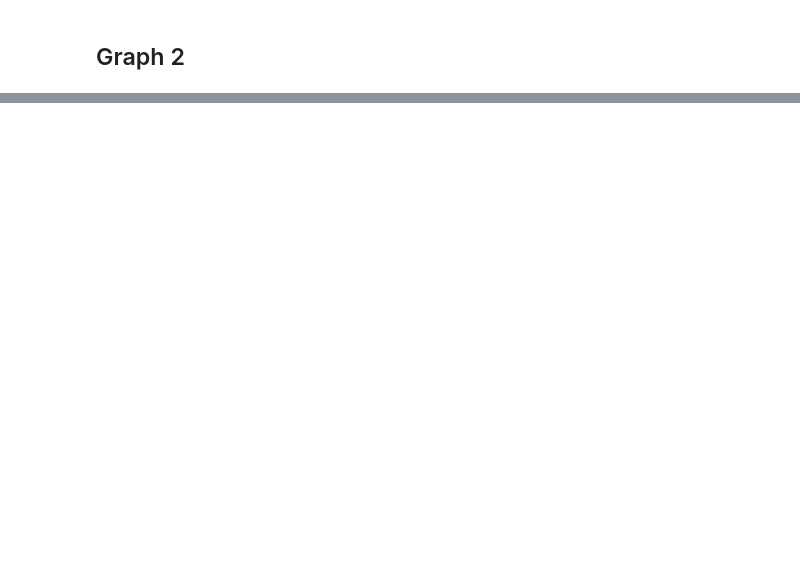
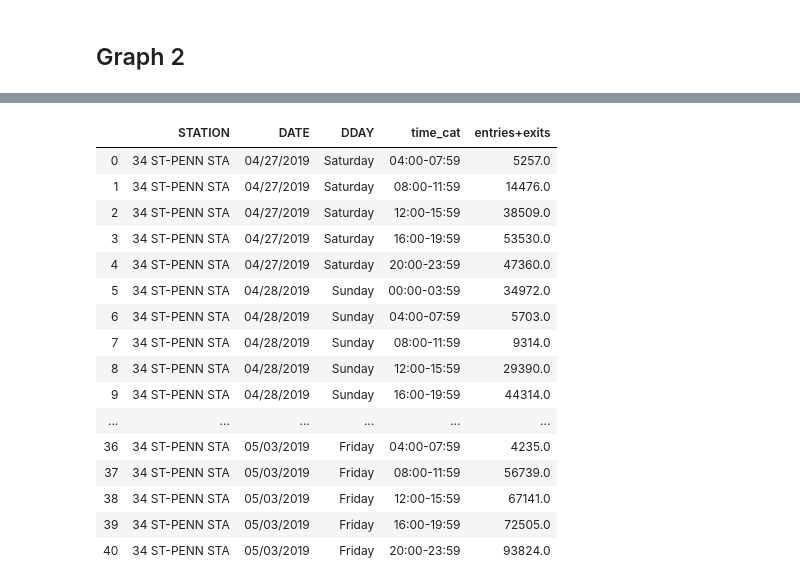
Before and after one commit to shreyak9/metis-project-1, a Jupyter notebook: project 1 cleaning.ipynb, the cells around one changed output, grey strips where cells are left out. Saved outputs shown, nothing was run; the diff lists cells and outputs as text; code cells hidden in the pictures; blank space fills up the shorter version.

```diff
--- a/project 1 cleaning.ipynb
+++ b/project 1 cleaning.ipynb
@@ -302,0 +293,7 @@ mta_station_day_time.head(20)
+# %%
+mta_34PE= mta190504[mta190504['STATION'] =='34 ST-PENN STA' ]
+mta_GC42= mta190504[mta190504['STATION'] =='GRD CNTRL-42 ST' ]
+mta_34HE= mta190504[mta190504['STATION'] =='34 ST-HERALD SQ' ]
+mta_14UN= mta190504[mta190504['STATION'] =='14 ST-UNION SQ' ]
+mta_TS42= mta190504[mta190504['STATION'] =='TIMES SQ-42 ST' ]
+#mta_TS42
@@ -302,0 +326,25 @@ mta_station_day_time.head(20)
+# %%
+mta_34PE_time = mta_34PE.groupby(["STATION",'DATE',"DDAY",'time_cat'], as_index=False)[["entries+exits"]].sum().sort_values(['DATE','DDAY','time_cat', "entries+exits"], ascending=True)
+mta_GC42_time = mta_GC42.groupby(["STATION",'DATE',"DDAY",'time_cat'], as_index=False)[["entries+exits"]].sum().sort_values(['DATE','DDAY','time_cat', "entries+exits"], ascending=True)
+mta_34HE_time = mta_34HE.groupby(["STATION",'DATE',"DDAY",'time_cat'], as_index=False)[["entries+exits"]].sum().sort_values(['DATE','DDAY','time_cat', "entries+exits"], ascending=True)
+mta_14UN_time = mta_14UN.groupby(["STATION",'DATE',"DDAY",'time_cat'], as_index=False)[["entries+exits"]].sum().sort_values(['DATE','DDAY','time_cat', "entries+exits"], ascending=True)
+mta_TS42_time = mta_TS42.groupby(["STATION",'DATE',"DDAY",'time_cat'], as_index=False)[["entries+exits"]].sum().sort_values(['DATE','DDAY','time_cat', "entries+exits"], ascending=True)
+mta_34PE_time
+# %% [output]
+|  | STATION | DATE | DDAY | time_cat | entries+exits |
+| 0 | 34 ST-PENN STA | 04/27/2019 | Saturday | 04:00-07:59 | 5257.0 |
+| 1 | 34 ST-PENN STA | 04/27/2019 | Saturday | 08:00-11:59 | 14476.0 |
+| 2 | 34 ST-PENN STA | 04/27/2019 | Saturday | 12:00-15:59 | 38509.0 |
+| 3 | 34 ST-PENN STA | 04/27/2019 | Saturday | 16:00-19:59 | 53530.0 |
+| 4 | 34 ST-PENN STA | 04/27/2019 | Saturday | 20:00-23:59 | 47360.0 |
+| 5 | 34 ST-PENN STA | 04/28/2019 | Sunday | 00:00-03:59 | 34972.0 |
+| 6 | 34 ST-PENN STA | 04/28/2019 | Sunday | 04:00-07:59 | 5703.0 |
+| 7 | 34 ST-PENN STA | 04/28/2019 | Sunday | 08:00-11:59 | 9314.0 |
+| 8 | 34 ST-PENN STA | 04/28/2019 | Sunday | 12:00-15:59 | 29390.0 |
+| 9 | 34 ST-PENN STA | 04/28/2019 | Sunday | 16:00-19:59 | 44314.0 |
+| ... | ... | ... | ... | ... | ... |
+| 36 | 34 ST-PENN STA | 05/03/2019 | Friday | 04:00-07:59 | 4235.0 |
+| 37 | 34 ST-PENN STA | 05/03/2019 | Friday | 08:00-11:59 | 56739.0 |
+| 38 | 34 ST-PENN STA | 05/03/2019 | Friday | 12:00-15:59 | 67141.0 |
+| 39 | 34 ST-PENN STA | 05/03/2019 | Friday | 16:00-19:59 | 72505.0 |
+| 40 | 34 ST-PENN STA | 05/03/2019 | Friday | 20:00-23:59 | 93824.0 |
```
Also changed, not shown: parts of 8 cells of this notebook, 1 other file.
